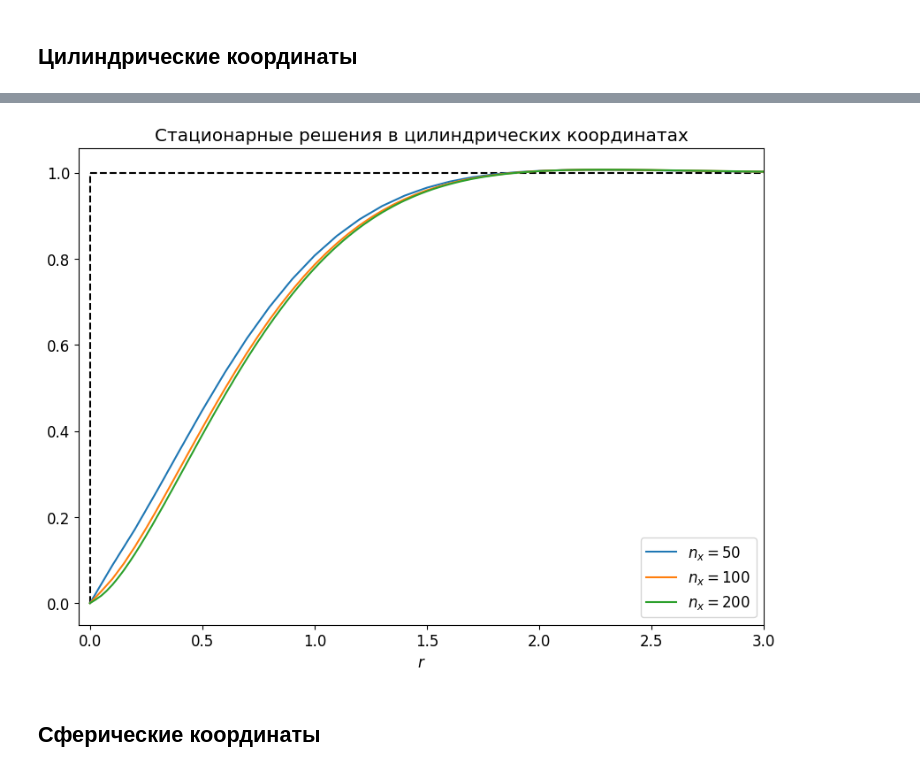
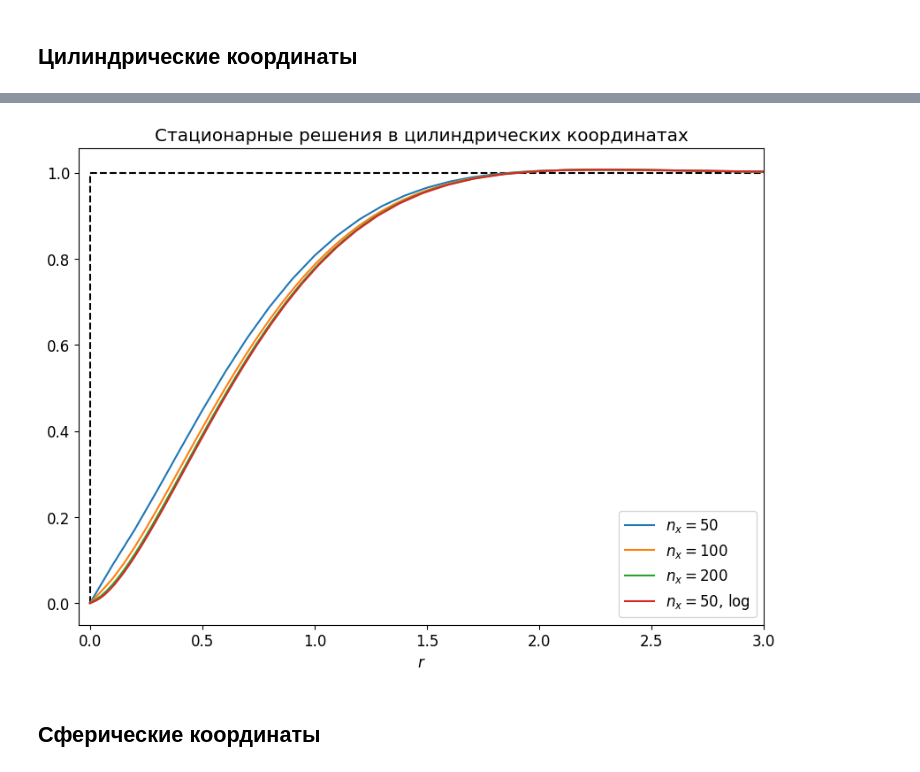
Before and after one commit to ponomarevandr/disruption, a Jupyter notebook: various_coordinates/experiments/test_bilaplasian/test_bilaplasian.ipynb, the cells around one changed output, grey strips where cells are left out. Saved outputs shown, nothing was run; the diff lists cells and outputs as text; code cells hidden in the pictures.

```diff
--- a/various_coordinates/experiments/test_bilaplasian/test_bilaplasian.ipynb
+++ b/various_coordinates/experiments/test_bilaplasian/test_bilaplasian.ipynb
@@ -93,0 +112,3 @@ norm_plot(model_cyl_200, '$n_x = 200$')
+# %%
+model_cyl_50_log = model_from_file('../../bin/model_cyl_50_log.csv')
+norm_plot(model_cyl_50_log, '$n_x = 50$, log')
@@ -94,17 +117,18 @@ norm_plot(model_cyl_200, '$n_x = 200$')
 # %%
 plt.figure(figsize=(10, 7))
 plt.title('Стационарные решения в цилиндрических координатах')
 plt.xlim([-0.05, 3])
 plt.xlabel('$r$')
 plt.plot([0, 0], [0, 1], '--', color='black', label='_nolegend_')
 plt.plot([0, 5], [1, 1], '--', color='black', label='_nolegend_')
 plt.plot(model_cyl_50.xs, model_cyl_50.phi_at_t(6))
 plt.plot(model_cyl_100.xs, model_cyl_100.phi_at_t(6))
 plt.plot(model_cyl_200.xs, model_cyl_200.phi_at_t(5))
-plt.legend(['$n_x = 50$', '$n_x = 100$', '$n_x = 200$'])
+plt.plot(model_cyl_50_log.xs, model_cyl_50_log.phi_at_t(5))
+plt.legend(['$n_x = 50$', '$n_x = 100$', '$n_x = 200$', '$n_x = 50$, log'])
 plt.show()
 # %% [output]
-[figure, old version]
+[figure, new version]
 # %% [markdown]
 ## Сферические координаты
 # %%
```
Also changed, not shown: parts of 21 cells of this notebook, 3 other files.
